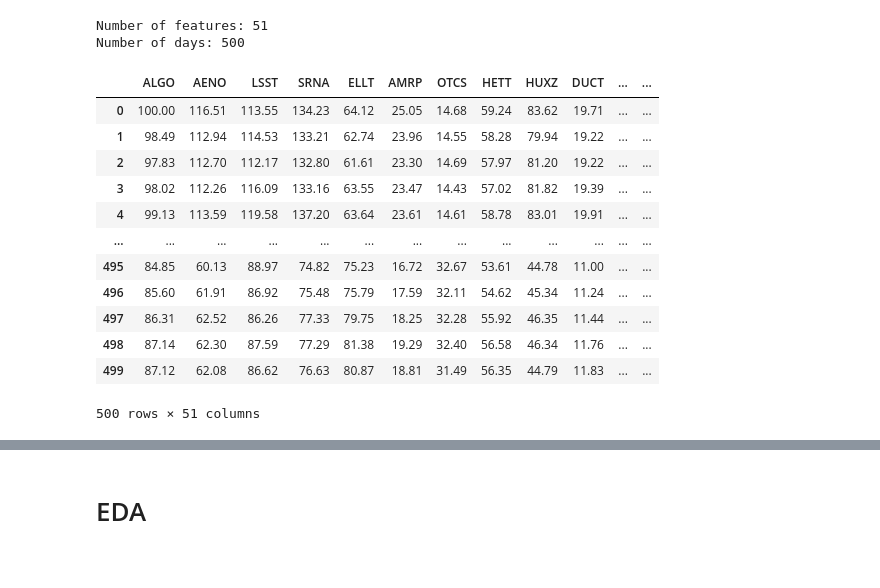
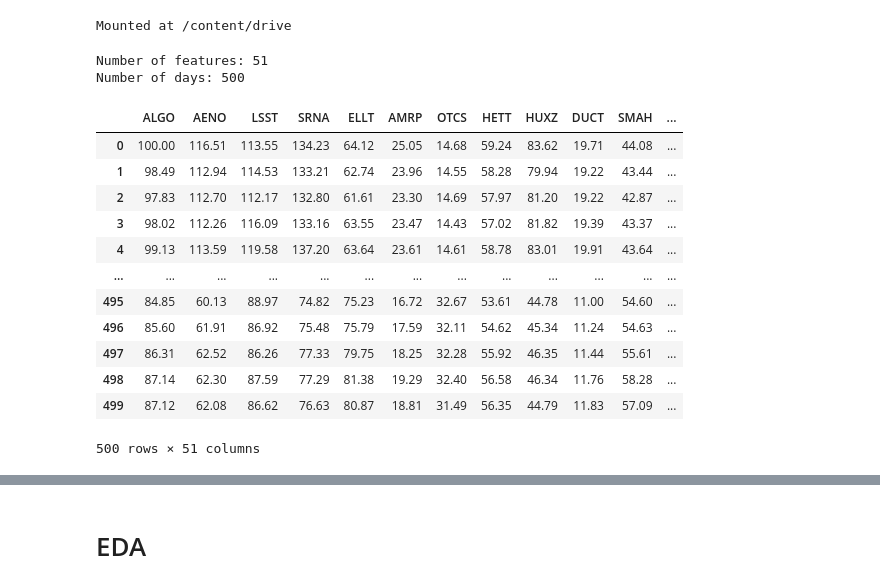
Before and after one commit to kvngu0/algothon2026_AlphaLeak, a Jupyter notebook: Test1.ipynb, the cells around one changed output, grey strips where cells are left out. Drawn from its saved outputs; the diff is of its cells as text; code cells hidden in the pictures.

```diff
--- a/Test1.ipynb
+++ b/Test1.ipynb
@@ -2,9 +2,15 @@
 import pandas as pd
 import numpy as np
 import matplotlib.pyplot as plt
+# %%
+from google.colab import drive
+drive.mount('/content/drive')
+# %% [output]
+Mounted at /content/drive
 # %%
+
 # import prices.txt data
-data_path = 'prices.txt'
+data_path = '/content/drive/MyDrive/Algothon/prices.txt'
 df = pd.read_csv(data_path, sep=' ')
 # %%
 print(f"Number of features: {len(df.columns)}")
@@ -13,18 +19,19 @@ print(f"Number of days: {df.shape[0]}")
 Number of features: 51
 Number of days: 500
 # %%
+pd.set_option('display.max_columns', None)
 df
 # %% [output]
-|  | ALGO | AENO | LSST | SRNA | ELLT | AMRP | OTCS | HETT | HUXZ | DUCT | ... | ... |
-| 0 | 100.00 | 116.51 | 113.55 | 134.23 | 64.12 | 25.05 | 14.68 | 59.24 | 83.62 | 19.71 | ... | ... |
-| 1 | 98.49 | 112.94 | 114.53 | 133.21 | 62.74 | 23.96 | 14.55 | 58.28 | 79.94 | 19.22 | ... | ... |
-| 2 | 97.83 | 112.70 | 112.17 | 132.80 | 61.61 | 23.30 | 14.69 | 57.97 | 81.20 | 19.22 | ... | ... |
-| 3 | 98.02 | 112.26 | 116.09 | 133.16 | 63.55 | 23.47 | 14.43 | 57.02 | 81.82 | 19.39 | ... | ... |
-| 4 | 99.13 | 113.59 | 119.58 | 137.20 | 63.64 | 23.61 | 14.61 | 58.78 | 83.01 | 19.91 | ... | ... |
+|  | ALGO | AENO | LSST | SRNA | ELLT | AMRP | OTCS | HETT | HUXZ | DUCT | SMAH | ... |
+| 0 | 100.00 | 116.51 | 113.55 | 134.23 | 64.12 | 25.05 | 14.68 | 59.24 | 83.62 | 19.71 | 44.08 | ... |
+| 1 | 98.49 | 112.94 | 114.53 | 133.21 | 62.74 | 23.96 | 14.55 | 58.28 | 79.94 | 19.22 | 43.44 | ... |
+| 2 | 97.83 | 112.70 | 112.17 | 132.80 | 61.61 | 23.30 | 14.69 | 57.97 | 81.20 | 19.22 | 42.87 | ... |
+| 3 | 98.02 | 112.26 | 116.09 | 133.16 | 63.55 | 23.47 | 14.43 | 57.02 | 81.82 | 19.39 | 43.37 | ... |
+| 4 | 99.13 | 113.59 | 119.58 | 137.20 | 63.64 | 23.61 | 14.61 | 58.78 | 83.01 | 19.91 | 43.64 | ... |
 | ... | ... | ... | ... | ... | ... | ... | ... | ... | ... | ... | ... | ... |
-| 495 | 84.85 | 60.13 | 88.97 | 74.82 | 75.23 | 16.72 | 32.67 | 53.61 | 44.78 | 11.00 | ... | ... |
-| 496 | 85.60 | 61.91 | 86.92 | 75.48 | 75.79 | 17.59 | 32.11 | 54.62 | 45.34 | 11.24 | ... | ... |
-| 497 | 86.31 | 62.52 | 86.26 | 77.33 | 79.75 | 18.25 | 32.28 | 55.92 | 46.35 | 11.44 | ... | ... |
-| 498 | 87.14 | 62.30 | 87.59 | 77.29 | 81.38 | 19.29 | 32.40 | 56.58 | 46.34 | 11.76 | ... | ... |
-| 499 | 87.12 | 62.08 | 86.62 | 76.63 | 80.87 | 18.81 | 31.49 | 56.35 | 44.79 | 11.83 | ... | ... |
+| 495 | 84.85 | 60.13 | 88.97 | 74.82 | 75.23 | 16.72 | 32.67 | 53.61 | 44.78 | 11.00 | 54.60 | ... |
+| 496 | 85.60 | 61.91 | 86.92 | 75.48 | 75.79 | 17.59 | 32.11 | 54.62 | 45.34 | 11.24 | 54.63 | ... |
+| 497 | 86.31 | 62.52 | 86.26 | 77.33 | 79.75 | 18.25 | 32.28 | 55.92 | 46.35 | 11.44 | 55.61 | ... |
+| 498 | 87.14 | 62.30 | 87.59 | 77.29 | 81.38 | 19.29 | 32.40 | 56.58 | 46.34 | 11.76 | 58.28 | ... |
+| 499 | 87.12 | 62.08 | 86.62 | 76.63 | 80.87 | 18.81 | 31.49 | 56.35 | 44.79 | 11.83 | 57.09 | ... |
 500 rows × 51 columns
```
Also changed, not shown: parts of 11 cells of this notebook.
